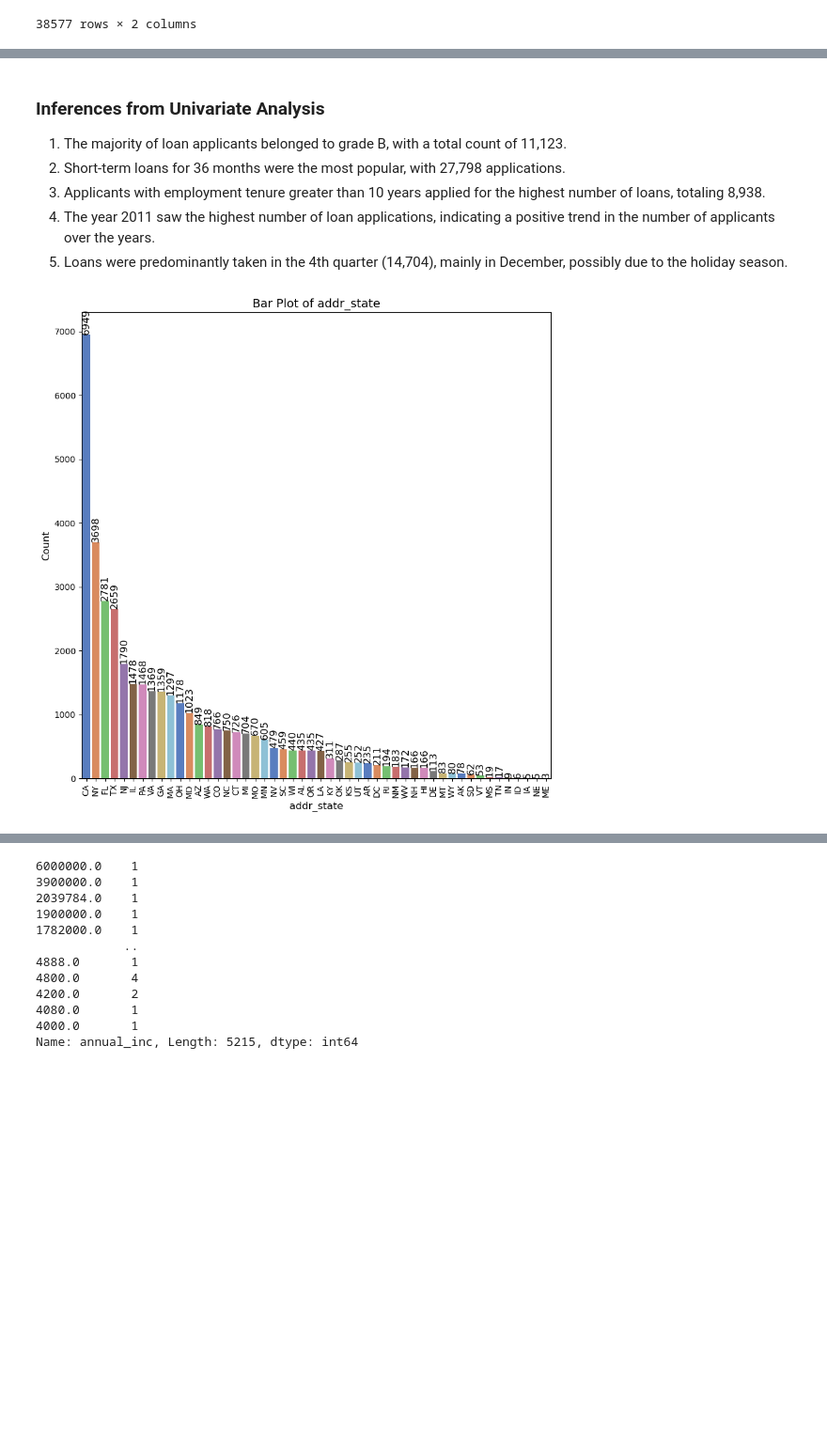
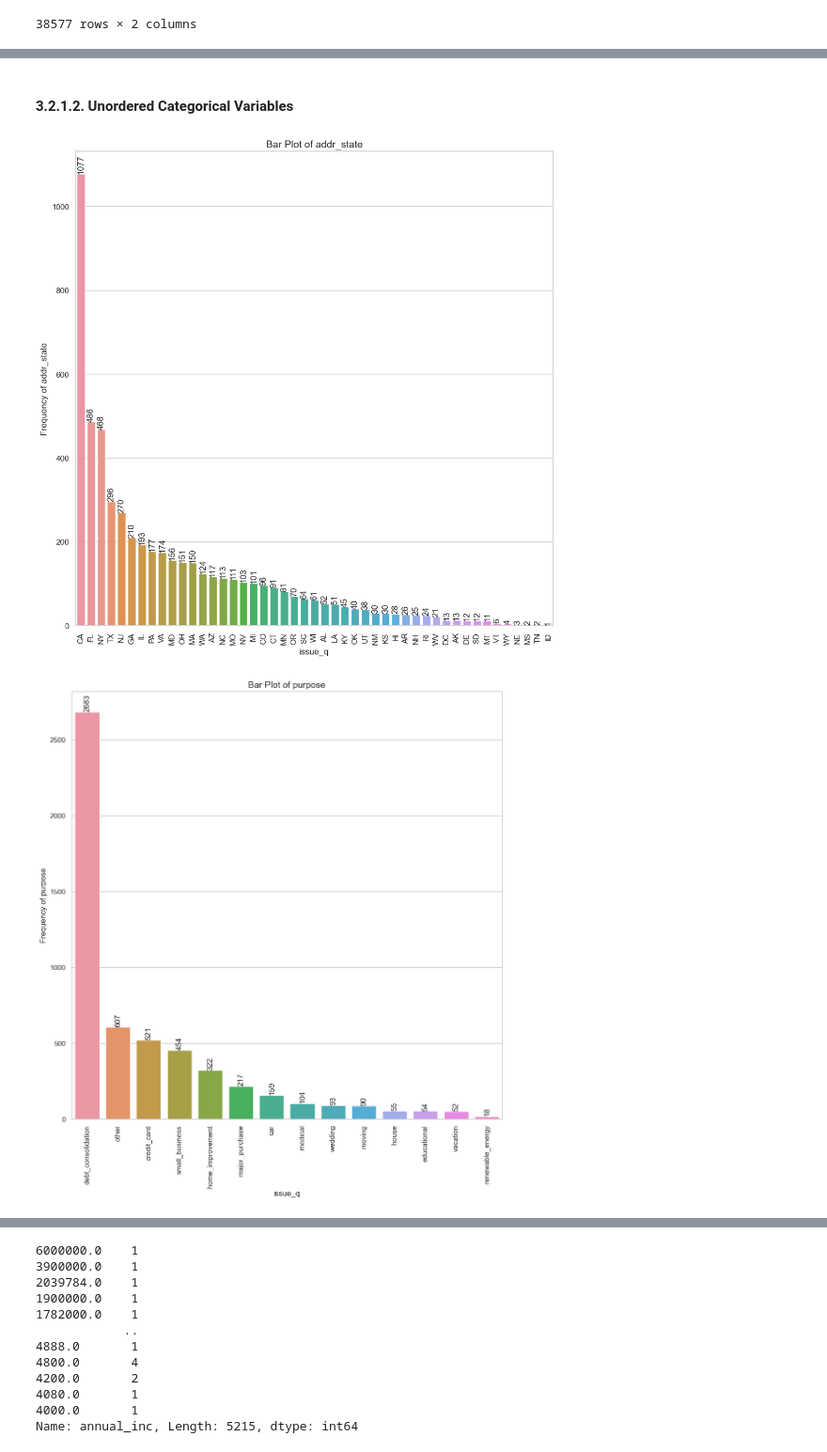
Before and after one commit to akashkriplani/lending-club-case-study, a Jupyter notebook: Akash_Kriplani.ipynb, the cells around one changed output, grey strips where cells are left out. Shown at 94% size. Saved outputs shown, nothing was run; the diff lists cells and outputs as text; code cells hidden in the pictures; blank space fills up the shorter version.

```diff
--- a/Akash_Kriplani.ipynb
+++ b/Akash_Kriplani.ipynb
@@ -556,3 +571,8 @@ loan_df[['annual_inc', 'annual_inc_bucket']]
 | 39715 | 200000.0 | 80k - above |
 | 39716 | 22000.0 | 0 - 40k |
 38577 rows × 2 columns
+# %%
+# Bucketting Funded Amount
+funded_amnt_thresholds = [5000, 10000, 15000]
+funded_amnt_labels = ['0 - 5k', '5k - 10k', '10k - 15k', '15k - above']
+loan_df['funded_amnt_bucket'] = loan_df['funded_amnt'].apply(bucket_data, args=(funded_amnt_thresholds, funded_amnt_labels))
@@ -558,0 +595,5 @@ loan_df[['annual_inc', 'annual_inc_bucket']]
+# %%
+# Bucketting DTI
+dti_thresholds = [8, 12, 16, 20]
+dti_labels = ['Very Low', 'Low', 'Medium', 'High', 'Very High']
+loan_df['dti_bucket'] = loan_df['dti'].apply(bucket_data, args=(dti_thresholds, dti_labels))
@@ -589,6 +646,6 @@ Following fields will be checked as part of univariate analysis
 # %%
 for cat_var in ['grade', 'sub_grade', 'term', 'emp_length', 'issue_y', 'issue_m', 'issue_q']:
-    plot_bar_graph(
+    plot_bar_graph_for_defaulters(
         loan_df,
         x_column = cat_var,
         y_column = cat_var,
@@ -597,6 +654,8 @@ for cat_var in ['grade', 'sub_grade', 'term', 'emp_length', 'issue_y', 'issue_m'
         ylabel=f'Frequency of {cat_var}',
         figsize=(8, 12),
         x_tick_rotation=90,
-        freq_rotation=90
+        freq_rotation=90,
+        filter_column='loan_status',
+        filter_value='Charged Off'
     )
 # %% [output]
@@ -610,14 +669,20 @@ for cat_var in ['grade', 'sub_grade', 'term', 'emp_length', 'issue_y', 'issue_m'
-# %% [markdown]
-
-
-### Inferences from Univariate Analysis
-
-1. The majority of loan applicants belonged to grade B, with a total count of 11,123.
-2. Short-term loans for 36 months were the most popular, with 27,798 applications.
-3. Applicants with employment tenure greater than 10 years applied for the highest number of loans, totaling 8,938.
-4. The year 2011 saw the highest number of loan applications, indicating a positive trend in the number of applicants over the years.
-5. Loans were predominantly taken in the 4th quarter (14,704), mainly in December, possibly due to the holiday season.
+# %% [markdown]
+#### 3.2.1.2. Unordered Categorical Variables
 # %%
-plot_bar_graph(loan_df, 'addr_state')
+for un_cat_var in ['addr_state', 'purpose', 'home_ownership', 'loan_status', 'loan_paid']:
+    plot_bar_graph_for_defaulters(
+        loan_df,
+        x_column = un_cat_var,
+        y_column = un_cat_var,
+        title = f'Bar Plot of {un_cat_var}',
+        xlabel = cat_var,
+        ylabel=f'Frequency of {un_cat_var}',
+        figsize=(12, 12),
+        x_tick_rotation=90,
+        freq_rotation=90,
+        filter_column='loan_status',
+        filter_value='Charged Off'
+    )
 # %% [output]
-[figure, old version]
+[figure, new version]
+[figure, added]
```
Also changed, not shown: parts of 23 cells of this notebook.
